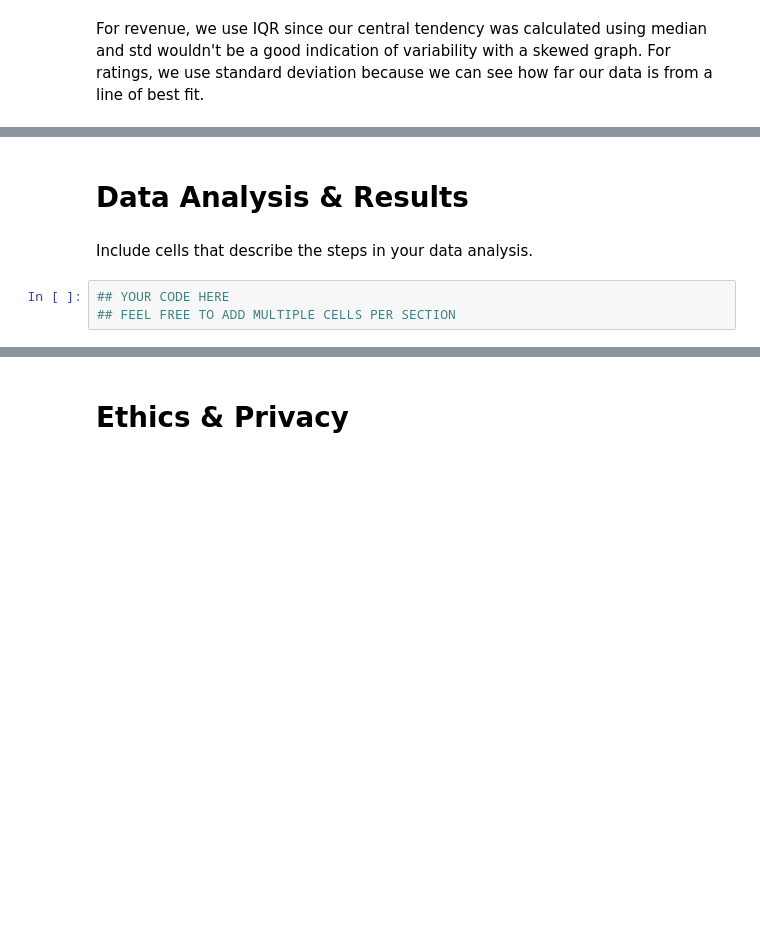
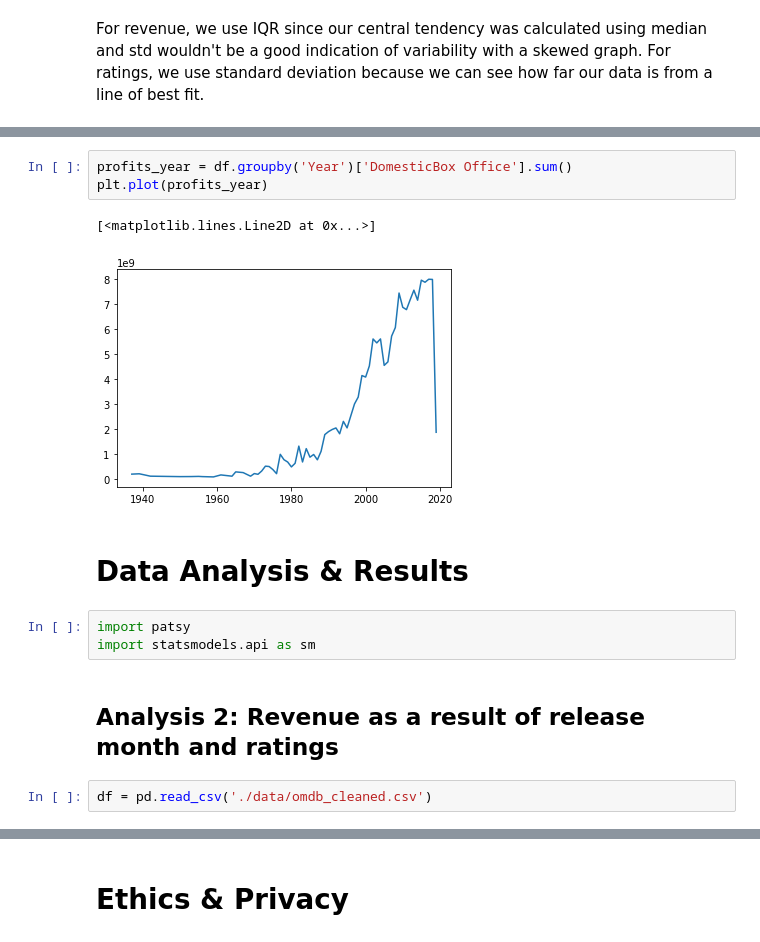
Before and after one commit to SephalTheX/Corollators, a Jupyter notebook: FinalProject.ipynb, the cells around one changed output, grey strips where cells are left out. Drawn from its saved outputs; the diff is of its cells as text; blank space fills up the shorter version.

```diff
--- a/FinalProject.ipynb
+++ b/FinalProject.ipynb
@@ -226,7 +402,15 @@ The standard deviation of ratings is  0.9275072361079982
+# %%
+profits_year = df.groupby('Year')['DomesticBox Office'].sum()
+plt.plot(profits_year)
+# %% [output]
+[<matplotlib.lines.Line2D at 0x...>]
+[figure, added]
 # %% [markdown]
 # Data Analysis & Results
-# %% [markdown]
-Include cells that describe the steps in your data analysis.
-# %%
-## YOUR CODE HERE
-## FEEL FREE TO ADD MULTIPLE CELLS PER SECTION
+# %%
+import patsy
+import statsmodels.api as sm
+# %% [markdown]
+## Analysis 2: Revenue as a result of release month and ratings
+# %%
+df = pd.read_csv('./data/omdb_cleaned.csv')
```
Also changed, not shown: parts of 37 cells of this notebook, 1 other file.
